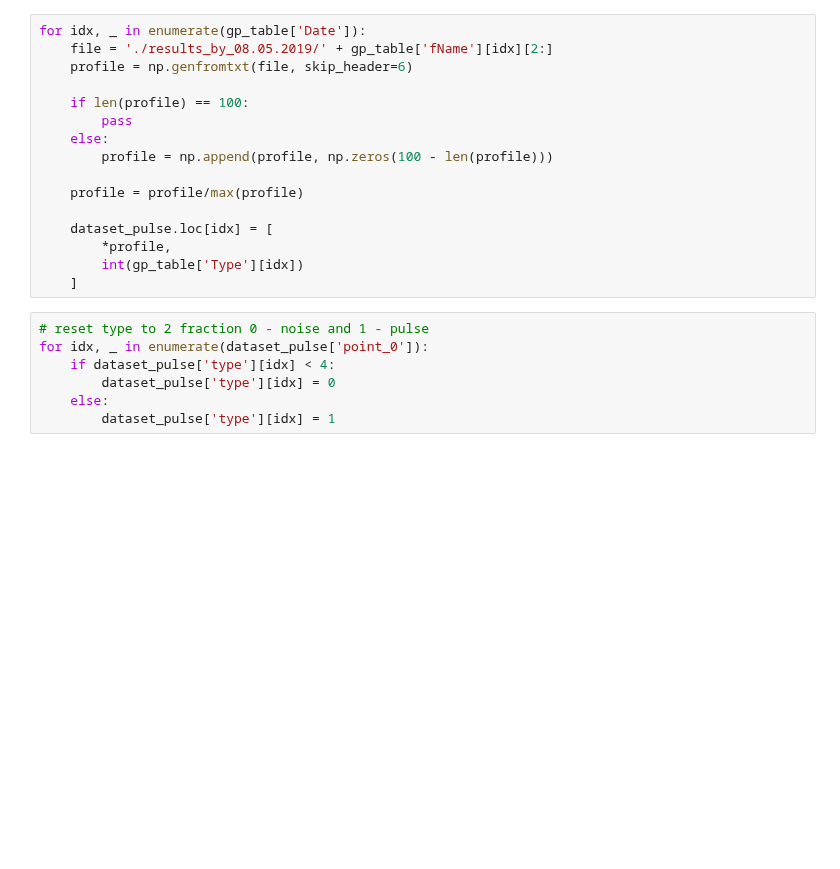
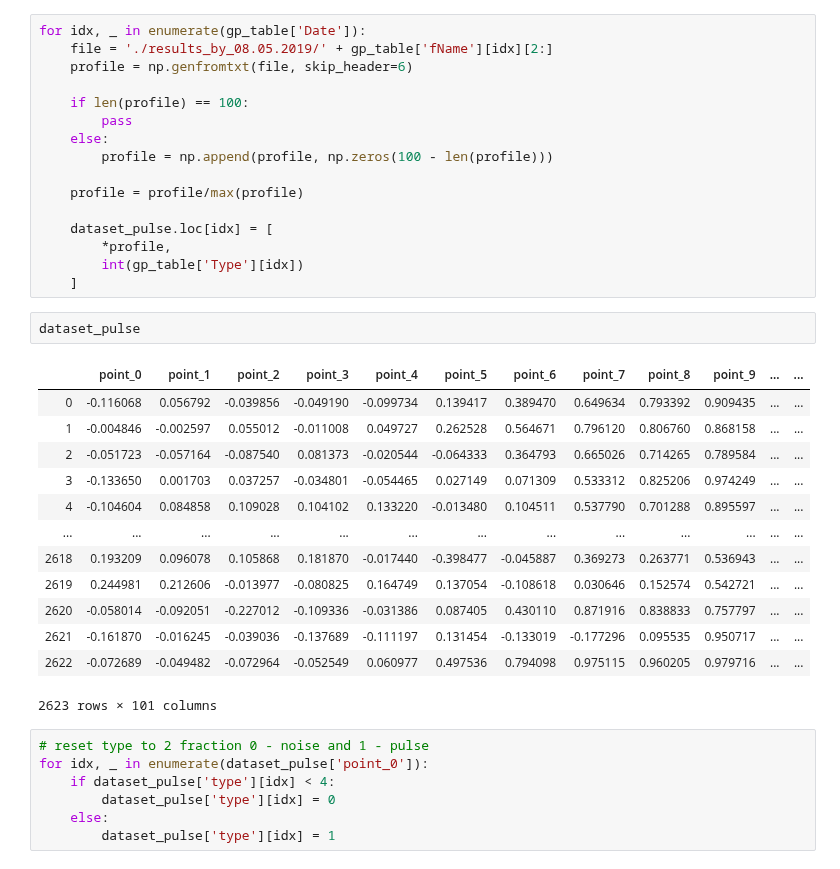
Before and after one commit to KazAndr/SWTraject, a Jupyter notebook: testing_dina_model.ipynb, the cells around one changed output. Cells and saved outputs as stored; diff of their text form; blank space fills up the shorter version.

```diff
--- a/testing_dina_model.ipynb
+++ b/testing_dina_model.ipynb
@@ -31,6 +36,22 @@ for idx, _ in enumerate(gp_table['Date']):
         *profile,
         int(gp_table['Type'][idx])
     ]
+# %%
+dataset_pulse
+# %% [output]
+|  | point_0 | point_1 | point_2 | point_3 | point_4 | point_5 | point_6 | point_7 | point_8 | point_9 | ... | ... |
+| 0 | -0.116068 | 0.056792 | -0.039856 | -0.049190 | -0.099734 | 0.139417 | 0.389470 | 0.649634 | 0.793392 | 0.909435 | ... | ... |
+| 1 | -0.004846 | -0.002597 | 0.055012 | -0.011008 | 0.049727 | 0.262528 | 0.564671 | 0.796120 | 0.806760 | 0.868158 | ... | ... |
+| 2 | -0.051723 | -0.057164 | -0.087540 | 0.081373 | -0.020544 | -0.064333 | 0.364793 | 0.665026 | 0.714265 | 0.789584 | ... | ... |
+| 3 | -0.133650 | 0.001703 | 0.037257 | -0.034801 | -0.054465 | 0.027149 | 0.071309 | 0.533312 | 0.825206 | 0.974249 | ... | ... |
+| 4 | -0.104604 | 0.084858 | 0.109028 | 0.104102 | 0.133220 | -0.013480 | 0.104511 | 0.537790 | 0.701288 | 0.895597 | ... | ... |
+| ... | ... | ... | ... | ... | ... | ... | ... | ... | ... | ... | ... | ... |
+| 2618 | 0.193209 | 0.096078 | 0.105868 | 0.181870 | -0.017440 | -0.398477 | -0.045887 | 0.369273 | 0.263771 | 0.536943 | ... | ... |
+| 2619 | 0.244981 | 0.212606 | -0.013977 | -0.080825 | 0.164749 | 0.137054 | -0.108618 | 0.030646 | 0.152574 | 0.542721 | ... | ... |
+| 2620 | -0.058014 | -0.092051 | -0.227012 | -0.109336 | -0.031386 | 0.087405 | 0.430110 | 0.871916 | 0.838833 | 0.757797 | ... | ... |
+| 2621 | -0.161870 | -0.016245 | -0.039036 | -0.137689 | -0.111197 | 0.131454 | -0.133019 | -0.177296 | 0.095535 | 0.950717 | ... | ... |
+| 2622 | -0.072689 | -0.049482 | -0.072964 | -0.052549 | 0.060977 | 0.497536 | 0.794098 | 0.975115 | 0.960205 | 0.979716 | ... | ... |
+2623 rows × 101 columns
 # %%
 # reset type to 2 fraction 0 - noise and 1 - pulse
 for idx, _ in enumerate(dataset_pulse['point_0']):
```
Also changed, not shown: parts of 16 cells of this notebook.
